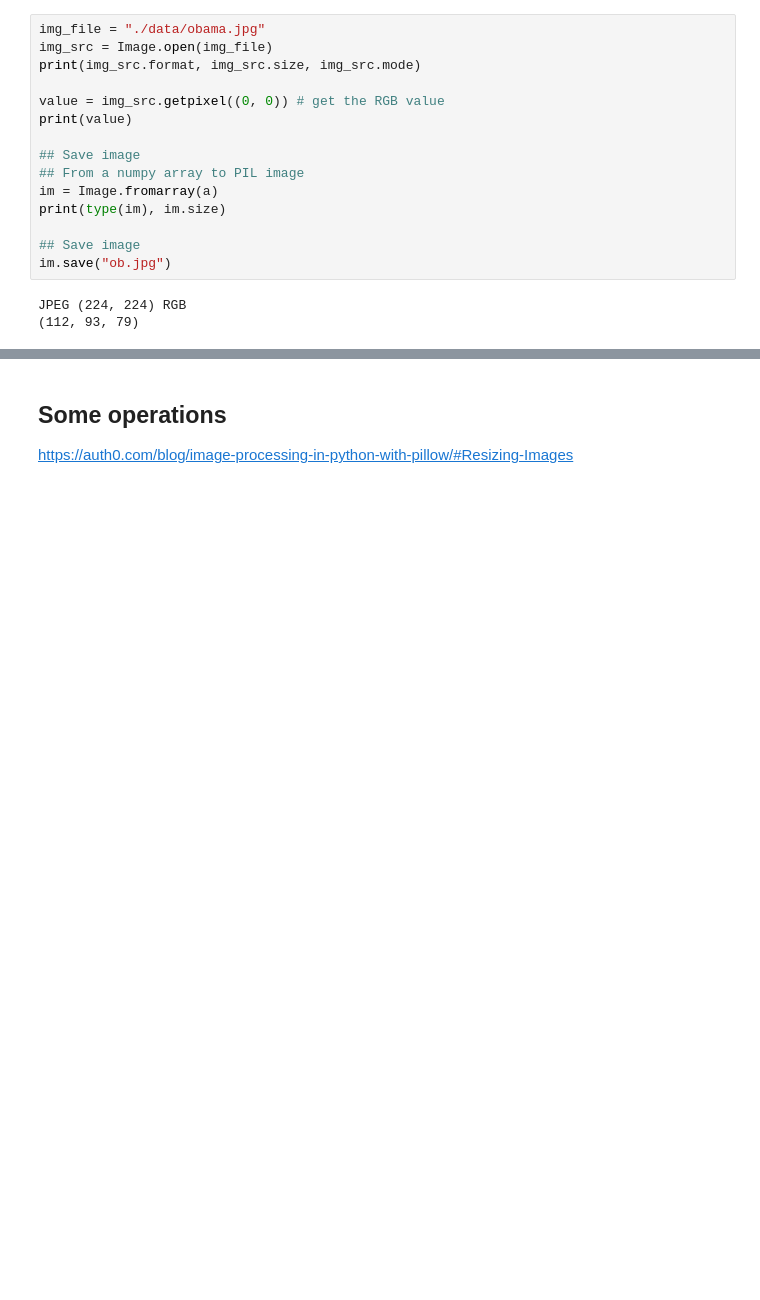
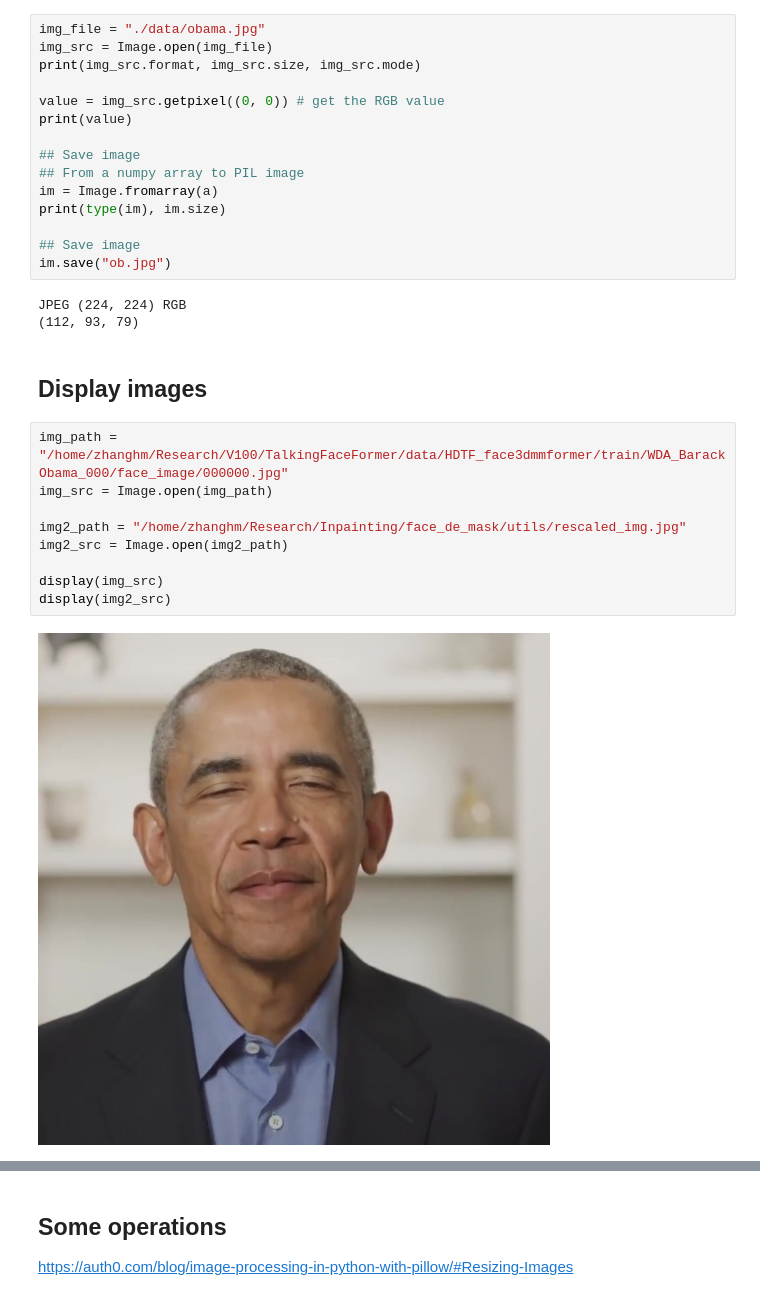
Before and after one commit to zhanghm1995/programming-learning-examples, a Jupyter notebook: Python_learning/image_utils/PIL_examples.ipynb, the cells around one changed output, grey strips where cells are left out. Drawn from its saved outputs; the diff is of its cells as text; blank space fills up the shorter version.

```diff
--- a/Python_learning/image_utils/PIL_examples.ipynb
+++ b/Python_learning/image_utils/PIL_examples.ipynb
@@ -51,3 +51,16 @@ im.save("ob.jpg")
 # %% [output]
 JPEG (224, 224) RGB
 (112, 93, 79)
+# %% [markdown]
+## Display images
+# %%
+img_path = "/home/zhanghm/Research/V100/TalkingFaceFormer/data/HDTF_face3dmmformer/train/WDA_BarackObama_000/face_image/000000.jpg"
+img_src = Image.open(img_path)
+
+img2_path = "/home/zhanghm/Research/Inpainting/face_de_mask/utils/rescaled_img.jpg"
+img2_src = Image.open(img2_path)
+
+display(img_src)
+display(img2_src)
+# %% [output]
+[figure, added]
```
Also changed, not shown: parts of 1 cell of this notebook, 8 other files.
